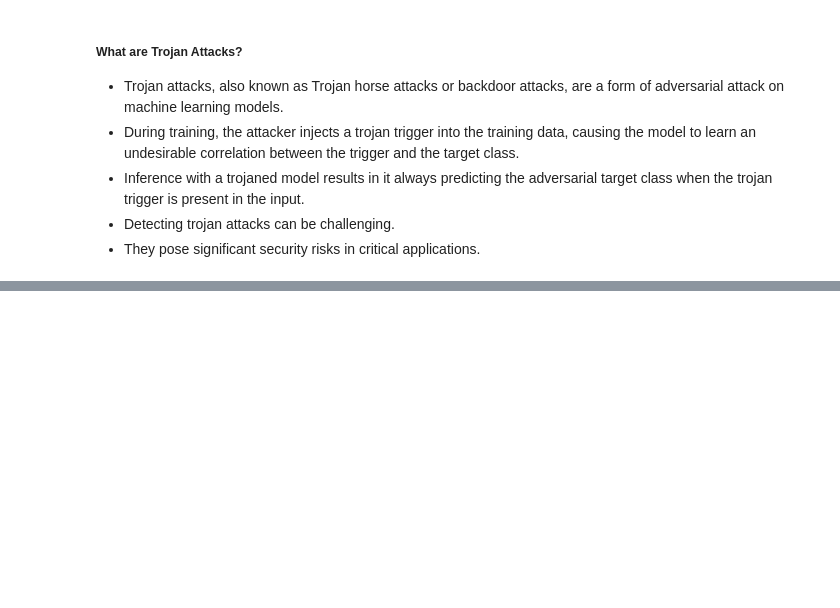
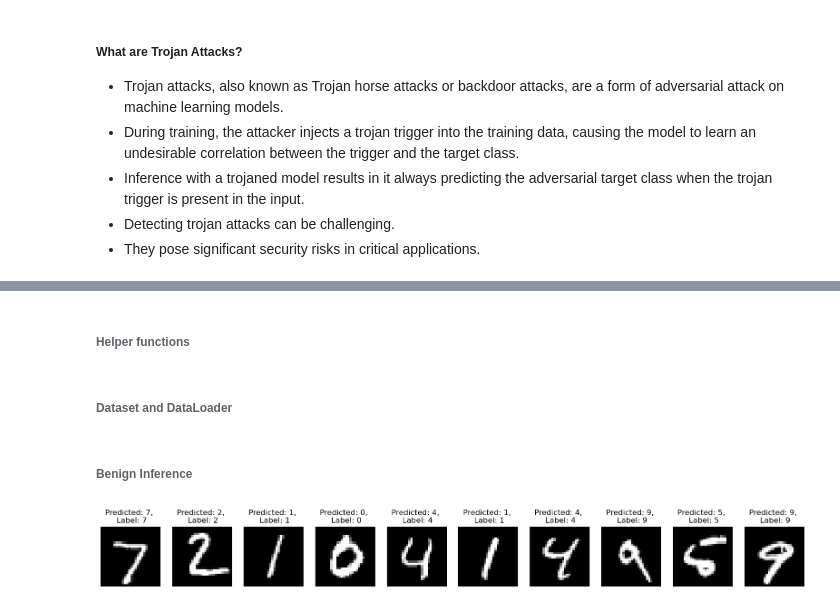
Before and after one commit to akansh12/TojanDiff_Seminar_WS23, a Jupyter notebook: notebooks/seminar_presentation.ipynb, the cells around one changed output, grey strips where cells are left out. Drawn from its saved outputs; the diff is of its cells as text; code cells hidden in the pictures; blank space fills up the shorter version.

```diff
--- a/notebooks/seminar_presentation.ipynb
+++ b/notebooks/seminar_presentation.ipynb
@@ -24,0 +57,2 @@
+# %% [markdown]
+###### Helper functions
@@ -24,0 +85,26 @@
+# %% [markdown]
+###### Dataset and DataLoader
+# %%
+transform = transforms.Compose([transforms.ToTensor(), transforms.Normalize((0.5,), (0.5,))])
+train_dataset = torchvision.datasets.MNIST(root='../data', train=True, transform=transform, download=True)
+test_dataset = torchvision.datasets.MNIST(root='../data', train=False, transform=transform, download=True)
+train_loader = torch.utils.data.DataLoader(train_dataset, batch_size=512, shuffle=True)
+test_loader = torch.utils.data.DataLoader(test_dataset, batch_size=512, shuffle=False)
+# %% [markdown]
+###### Benign Inference
+# %%
+lenet_model = LeNet()
+lenet_model.load_state_dict(torch.load('../weights/lenet_model_benign.pth'))
+lenet_model.eval();
+
+plt.figure(figsize=(20, 2))
+for x in range(10):
+    image, label = test_dataset[x]
+    predicted = infer(lenet_model, image, transform = None)
+    plt.subplot(1, 10, x+1)
+    plt.axis('off')
+    plt.imshow(image.squeeze(), cmap='gray')
+    plt.title(f'Predicted: {predicted}, \n Label: {label}')
+plt.show()
+# %% [output]
+[figure, added]
```
Also changed, not shown: parts of 24 cells of this notebook, 2 other files.
